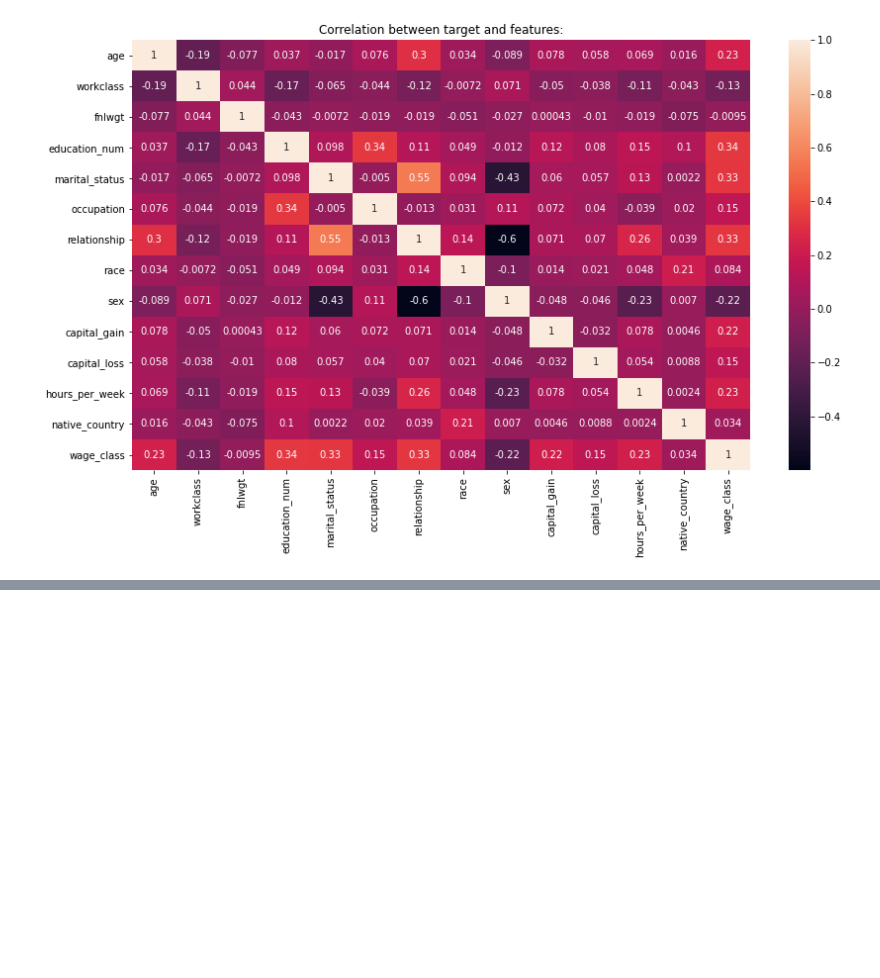
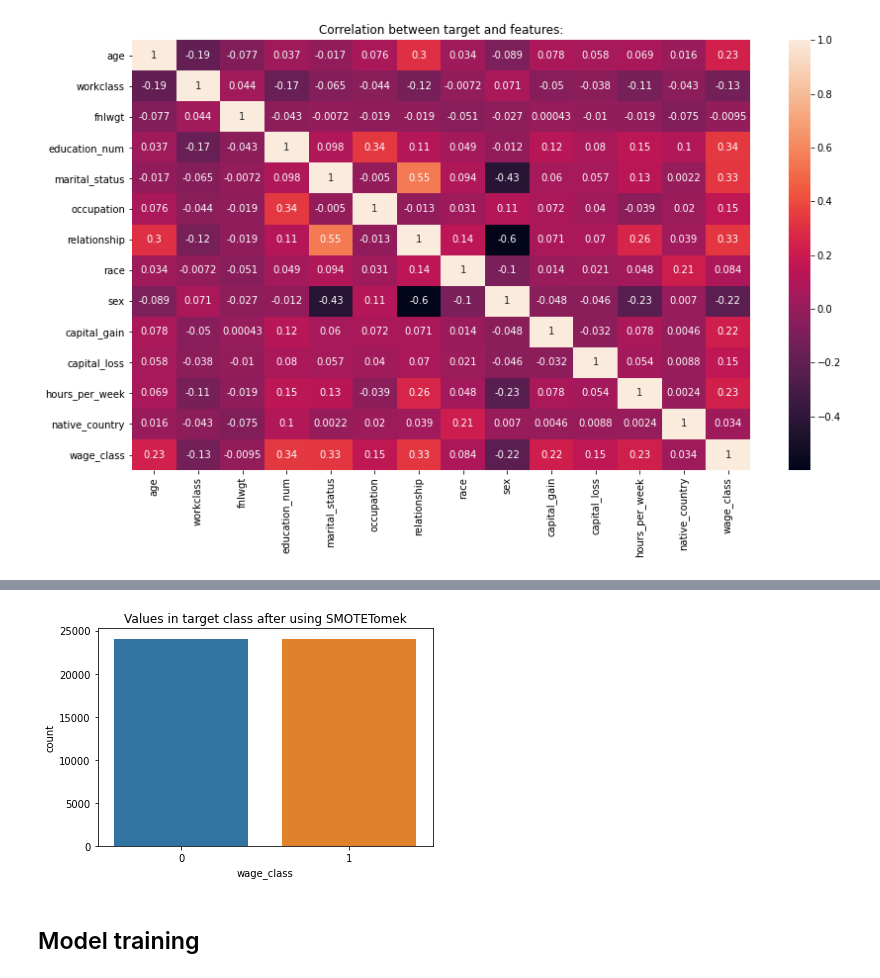
Before and after one commit to shiv0112/income-prediction-xgboost, a Jupyter notebook: notebooks/income_prediction.ipynb, the cells around one changed output, grey strips where cells are left out. Saved outputs shown, nothing was run; the diff lists cells and outputs as text; code cells hidden in the pictures; blank space fills up the shorter version.

```diff
--- a/notebooks/income_prediction.ipynb
+++ b/notebooks/income_prediction.ipynb
@@ -550,10 +568,13 @@ plt.show()
 # %%
 X=train_set.drop('wage_class',axis=1)
 y=train_set['wage_class']
+# %%
+X_col=X.columns
 # %%
 ## scaling the features
 from sklearn.preprocessing import MinMaxScaler
 scaler=MinMaxScaler()
-scaler.fit_transform(X,y)
-scaler
+X=scaler.fit_transform(X)
+X=pd.DataFrame(X,columns=X_col)
+X.head()
 # %% [output]
@@ -569,0 +597,12 @@ X.head()
+# %%
+from imblearn.combine import SMOTETomek
+smk = SMOTETomek()
+X,y = smk.fit_resample(X, y)
+
+plt.title("Values in target class after using SMOTETomek")
+sns.countplot(x = y)
+plt.show()
+# %% [output]
+[figure, added]
+# %% [markdown]
+## Model training
```
Also changed, not shown: parts of 33 cells of this notebook, 5 other files.
